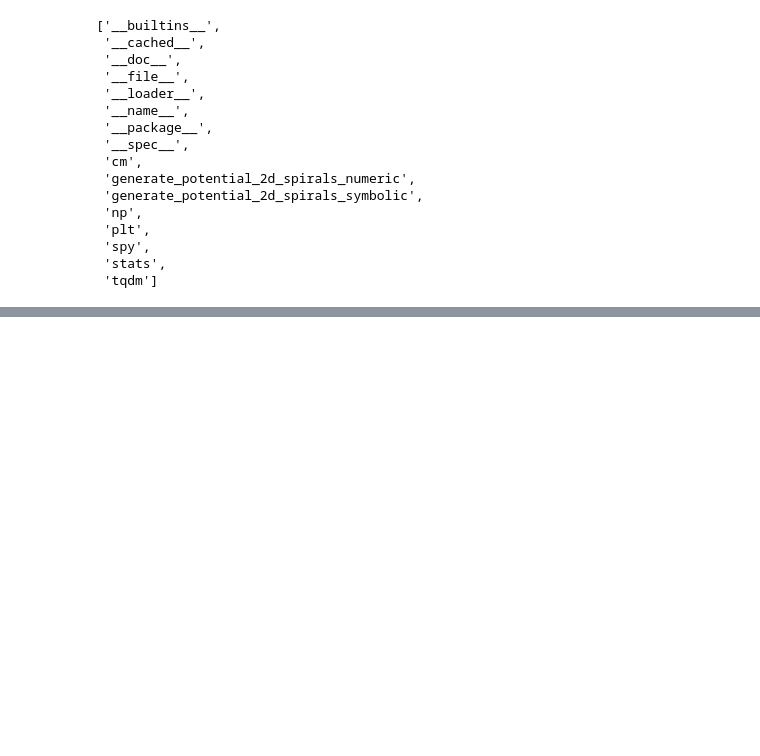
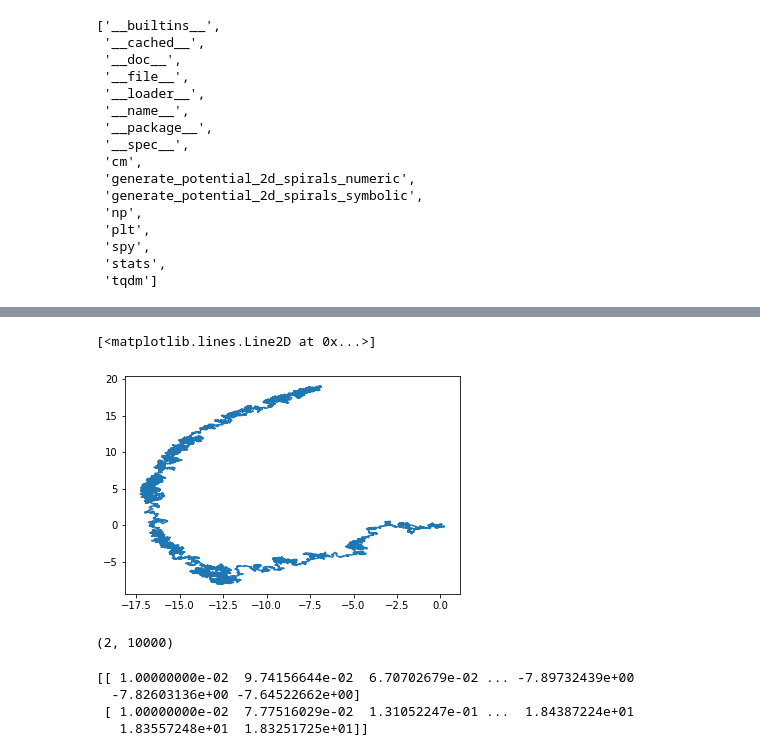
Before and after one commit to zwei21/matlab2py, a Jupyter notebook: interface/integraded.ipynb, the cells around one changed output, grey strips where cells are left out. Saved outputs shown, nothing was run; the diff lists cells and outputs as text; code cells hidden in the pictures; blank space fills up the shorter version.

```diff
--- a/interface/integraded.ipynb
+++ b/interface/integraded.ipynb
@@ -29,0 +306,17 @@ TypeError: generate_potential_2d_spirals_symbolic() takes 3 positional arguments
+# %%
+import sys
+sys.path.append('../')
+import multiprocessing as mp
+import math
+import datetime
+import generate_potential_2d_spiral as gp2Sp
+import generate_potential_2d_Zshape as gp2Zs
+import generate_trajectory_Langevin_2D_from_symbolic as gt2La
+import sympy as spy
+
+start_t = datetime.datetime.now()
+potential_spiral, _, _ = gp2Sp.generate_potential_2d_spirals_symbolic(IN_n_states=[100,100],IN_number_of_branches=1,flag_visualize=False, flag_puresymbolic=True)
+traj, _, _ = gt2La.generate_trajectory_Langevin_from_symbolic_2D(potential_symbolic=potential_spiral,position_initial=[0.01,0.01], friction=10,simul_lagtime=0.1,n_steps=10000)
+end_t = datetime.datetime.now()
+elapsed_sec = (end_t - start_t).total_seconds()
+print("单线程计算 共消耗: " + "{:.2f}".format(elapsed_sec) + " 秒")
@@ -29,0 +331,18 @@ TypeError: generate_potential_2d_spirals_symbolic() takes 3 positional arguments
+# %%
+import matplotlib.pyplot as plt
+%matplotlib inline
+plt.plot(traj[0], traj[1])
+# %% [output]
+[<matplotlib.lines.Line2D at 0x...>]
+[figure, added]
+# %%
+traj.shape
+# %% [output]
+(2, 10000)
+# %%
+print(traj)
+# %% [output]
+[[ 1.00000000e-02  9.74156644e-02  6.70702679e-02 ... -7.89732439e+00
+  -7.82603136e+00 -7.64522662e+00]
+ [ 1.00000000e-02  7.77516029e-02  1.31052247e-01 ...  1.84387224e+01
+   1.83557248e+01  1.83251725e+01]]
```
Also changed, not shown: parts of 16 cells of this notebook, 5 other files.
